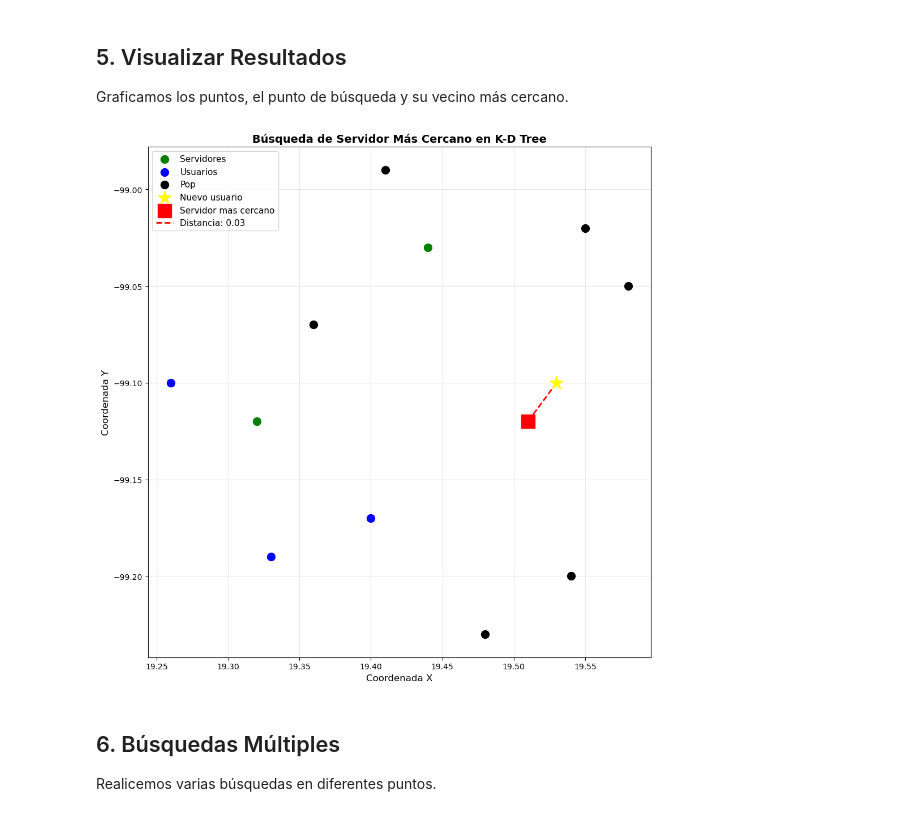
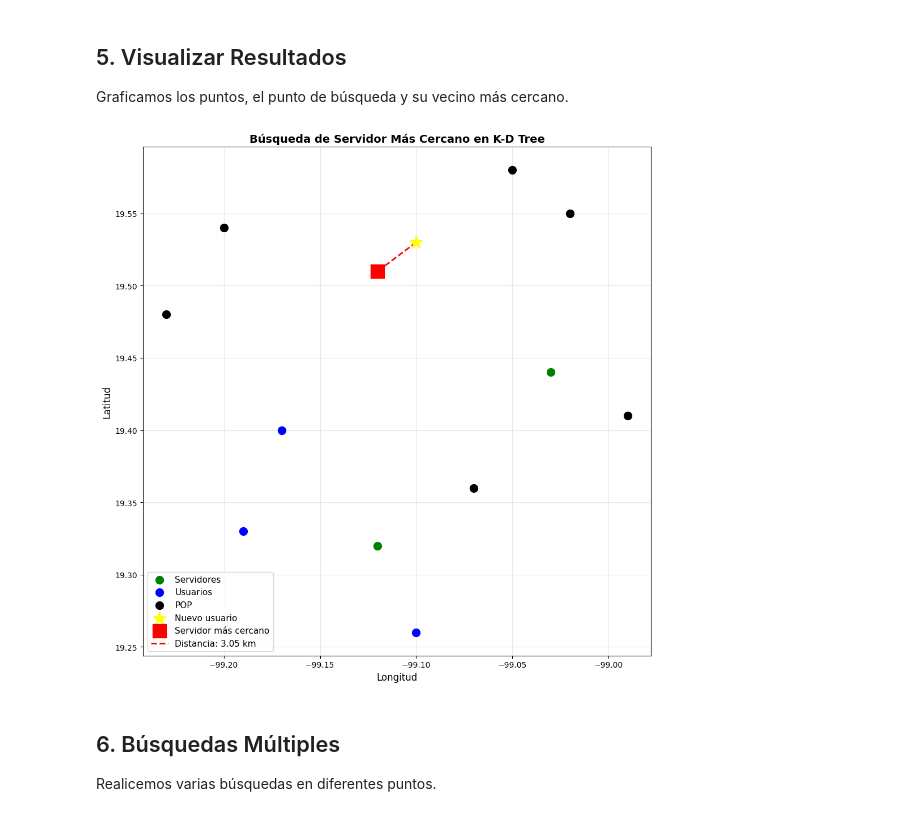
Before and after one commit to cristoredentor/NetOptimizer, a Jupyter notebook: Experimento_KD.ipynb, the cells around one changed output. Drawn from its saved outputs; the diff is of its cells as text; code cells hidden in the pictures.

```diff
--- a/Experimento_KD.ipynb
+++ b/Experimento_KD.ipynb
@@ -7,9 +11,7 @@ Este notebook demuestra cómo funcionan las búsquedas de vecino más cercano us
 # %%
 import sys
 import os
-
-# Cambiar al directorio correcto
-os.chdir(r'c:\Users\joacr\OneDrive\Documentos\NetOptimizer')
+from pathlib import Path
 
 import numpy as np
 import matplotlib.pyplot as plt
@@ -17,9 +19,12 @@ import random
 import time
 import math
 
-# Leer y ejecutar el archivo KD-tree.py directamente
-with open('KD_tree.py', 'r', encoding='utf-8') as f:
-    exec(f.read())
+# Directorio donde está este notebook / proyecto
+PROJECT_DIR = Path.cwd()
+
+# Agregar el proyecto al path de Python
+if str(PROJECT_DIR) not in sys.path:
+    sys.path.append(str(PROJECT_DIR))
 
 # Configurar visualizaciones
 plt.rcParams['figure.figsize'] = (12, 8)
@@ -276,53 +314,64 @@ Graficamos los puntos, el punto de búsqueda y su vecino más cercano.
 # %%
 # Visualización
 fig, ax = plt.subplots(1, 1, figsize=(10, 10))
 
+# Separar puntos en lat/lon para graficar
+puntos_kd_server_latlon = [info["latlon"] for info in servidores_info.values()]
+puntos_kd_usuario = [(latitud, longitud) for tipo, latitud, longitud, _ in nodos if tipo == "USUARIO"]
+puntos_kd_pop = [(latitud, longitud) for tipo, latitud, longitud, _ in nodos if tipo == "POP"]
+puntos_kd_no_server = [(latitud, longitud) for tipo, latitud, longitud, _ in nodos if tipo != "SERVER"]
+
 # Graficar todos los puntos
-xs = [p[0] for p in puntos_kd_server]
-ys = [p[1] for p in puntos_kd_server]
-#Estos puntos solo los generamos para poder poner los límites de los márgenes correctamente
-xn = [p[0] for p in puntos_kd_no_server]
-yn = [p[1] for p in puntos_kd_no_server]
+xs = [p[1] for p in puntos_kd_server_latlon]
+ys = [p[0] for p in puntos_kd_server_latlon]
 
-xu = [p[0] for p in puntos_kd_usuario]
-yu = [p[1] for p in puntos_kd_usuario]
+xn = [p[1] for p in puntos_kd_no_server]
+yn = [p[0] for p in puntos_kd_no_server]
 
-xp = [p[0] for p in puntos_kd_pop]
-yp = [p[1] for p in puntos_kd_pop]
+xu = [p[1] for p in puntos_kd_usuario]
+yu = [p[0] for p in puntos_kd_usuario]
+
+xp = [p[1] for p in puntos_kd_pop]
+yp = [p[0] for p in puntos_kd_pop]
 
 ax.scatter(xs, ys, c='green', s=100, label='Servidores', zorder=2)
 ax.scatter(xu, yu, c='blue', label='Usuarios', s=100, zorder=2)
-ax.scatter(xp, yp, c='black', label='Pop', s=100, zorder=2)
+ax.scatter(xp, yp, c='black', label='POP', s=100, zorder=2)
 
+# Punto de búsqueda en lat/lon
+lat_busqueda, lon_busqueda = punto_busqueda
 
-# Graficar punto de búsqueda
-ax.scatter([punto_busqueda[0]], [punto_busqueda[1]],
-           c='yellow', s=300, marker='*', label='Nuevo usuario', zorder=3)
+ax.scatter([lon_busqueda], [lat_busqueda], c='yellow', s=300, marker='*', label='Nuevo usuario', zorder=3)
 
-# Graficar vecino más cercano
-ax.scatter([mejorp[0]], [mejorp[1]],
-           c='red', s=300, marker='s', label='Servidor mas cercano', zorder=3)
+# Servidor más cercano en lat/lon
+info_servidor = servidores_info[mejorp]
+lat_server, lon_server = info_servidor["latlon"]
 
-# Dibujar línea conectando punto de búsqueda con vecino más cercano
+ax.scatter([lon_server], [lat_server], c='red', s=300, marker='s', label='Servidor más cercano', zorder=3)
 
-ax.plot([punto_busqueda[0], mejorp[0]],
-        [punto_busqueda[1], mejorp[1]],
-        'r--', linewidth=2, label=f'Distancia: {distancia:.2f}')
+# Línea entre punto nuevo y servidor más cercano
+ax.plot([lon_busqueda, lon_server], [lat_busqueda, lat_server], 'r--', linewidth=2, label=f'Distancia: {distancia_km_aprox:.2f} km')
 
 # Ajustar los ejes al rango real de los datos
-margen_x = (max(xn) - min(xn)) * 0.05
-margen_y = (max(yn) - min(yn)) * 0.05
-ax.set_xlim(min(xn) - margen_x, max(xn) + margen_x)
-ax.set_ylim(min(yn) - margen_y, max(yn) + margen_y)
-ax.set_xlabel('Coordenada X', fontsize=12)
-ax.set_ylabel('Coordenada Y', fontsize=12)
+todos_lons = xs + xn + [lon_busqueda]
+todos_lats = ys + yn + [lat_busqueda]
+
+margen_x = (max(todos_lons) - min(todos_lons)) * 0.05
+margen_y = (max(todos_lats) - min(todos_lats)) * 0.05
+
+ax.set_xlim(min(todos_lons) - margen_x, max(todos_lons) + margen_x)
+ax.set_ylim(min(todos_lats) - margen_y, max(todos_lats) + margen_y)
+
+ax.set_xlabel('Longitud', fontsize=12)
+ax.set_ylabel('Latitud', fontsize=12)
 ax.set_title('Búsqueda de Servidor Más Cercano en K-D Tree', fontsize=14, fontweight='bold')
 ax.legend(fontsize=11)
 ax.grid(True, alpha=0.3)
+
 plt.tight_layout()
 plt.show()
 # %% [output]
-[figure, old version]
+[figure, new version]
 # %% [markdown]
 ## 6. Búsquedas Múltiples
 
```
Also changed, not shown: parts of 14 cells of this notebook, 2 other files.
